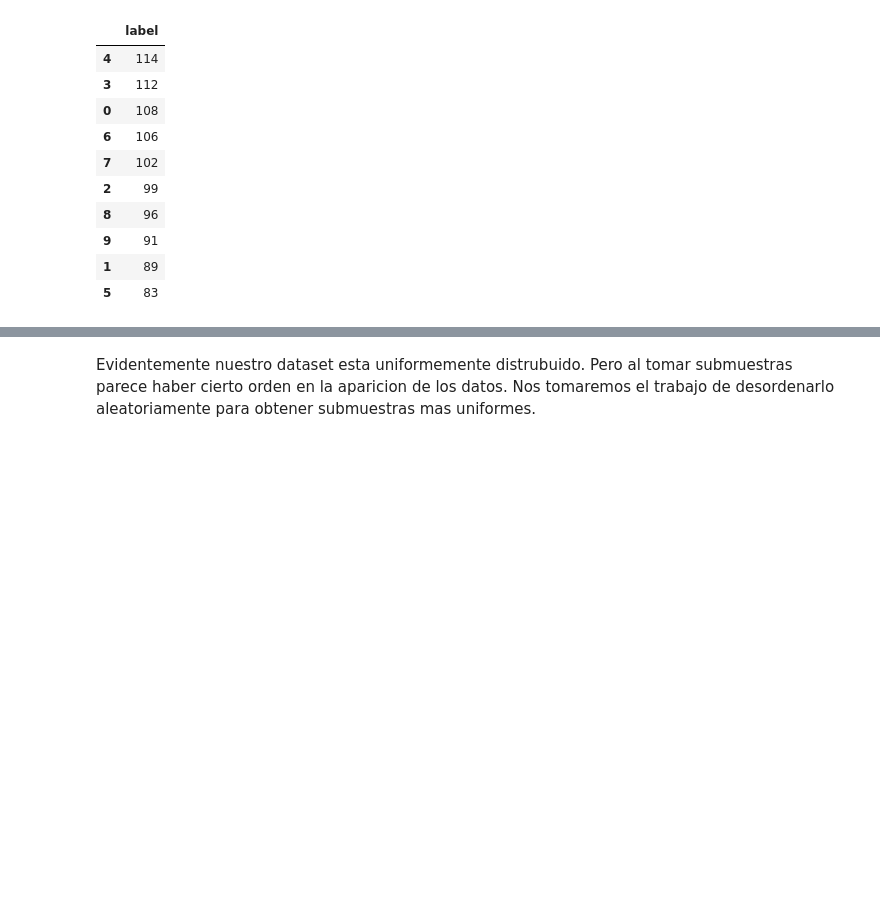
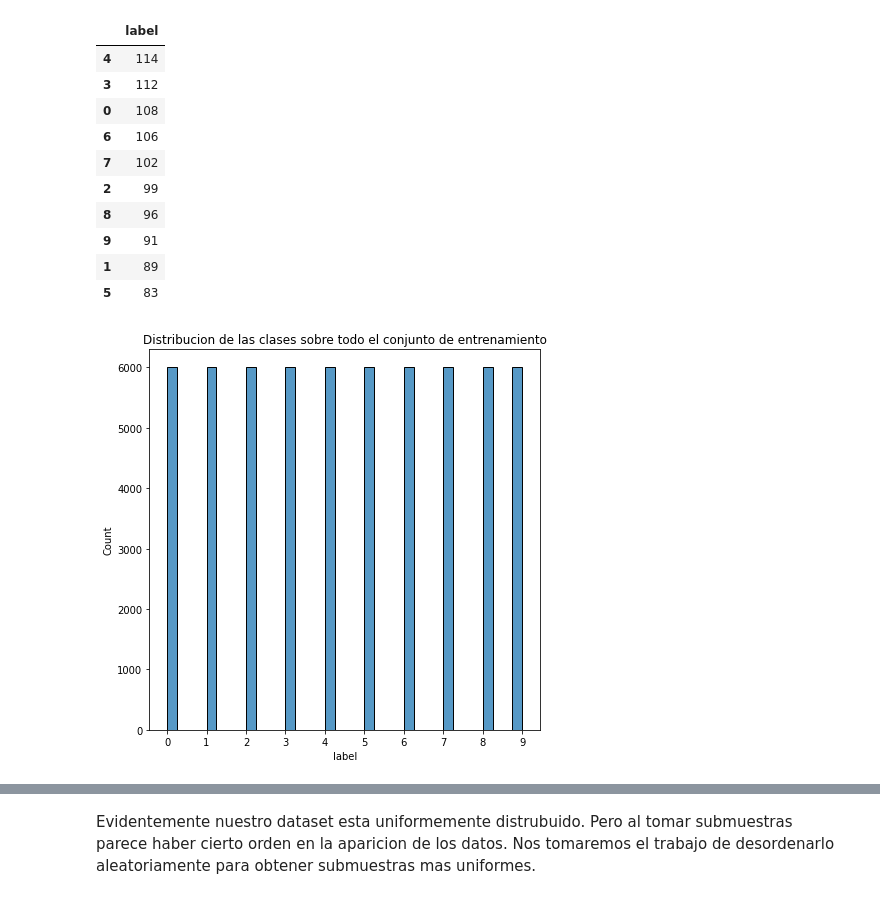
Before and after one commit to mszsorondo/metnum-TP4, a Jupyter notebook: experimentacion_basica.ipynb, the cells around one changed output, grey strips where cells are left out. Drawn from its saved outputs; the diff is of its cells as text; code cells hidden in the pictures; blank space fills up the shorter version.

```diff
--- a/experimentacion_basica.ipynb
+++ b/experimentacion_basica.ipynb
@@ -139,3 +141,13 @@ submuestra_y
 | 9 | 91 |
 | 1 | 89 |
 | 5 | 83 |
+# %%
+import matplotlib.pyplot as plt
+tck = np.arange(0,10,1)
+plt.figure(figsize=(7,7))
+sns.histplot(y)
+plt.xticks(tck)
+plt.title("Distribucion de las clases sobre todo el conjunto de entrenamiento")
+plt.savefig("./graficos/dist-clases-train-todas")
+# %% [output]
+[figure, added]
```
Also changed, not shown: parts of 15 cells of this notebook.
